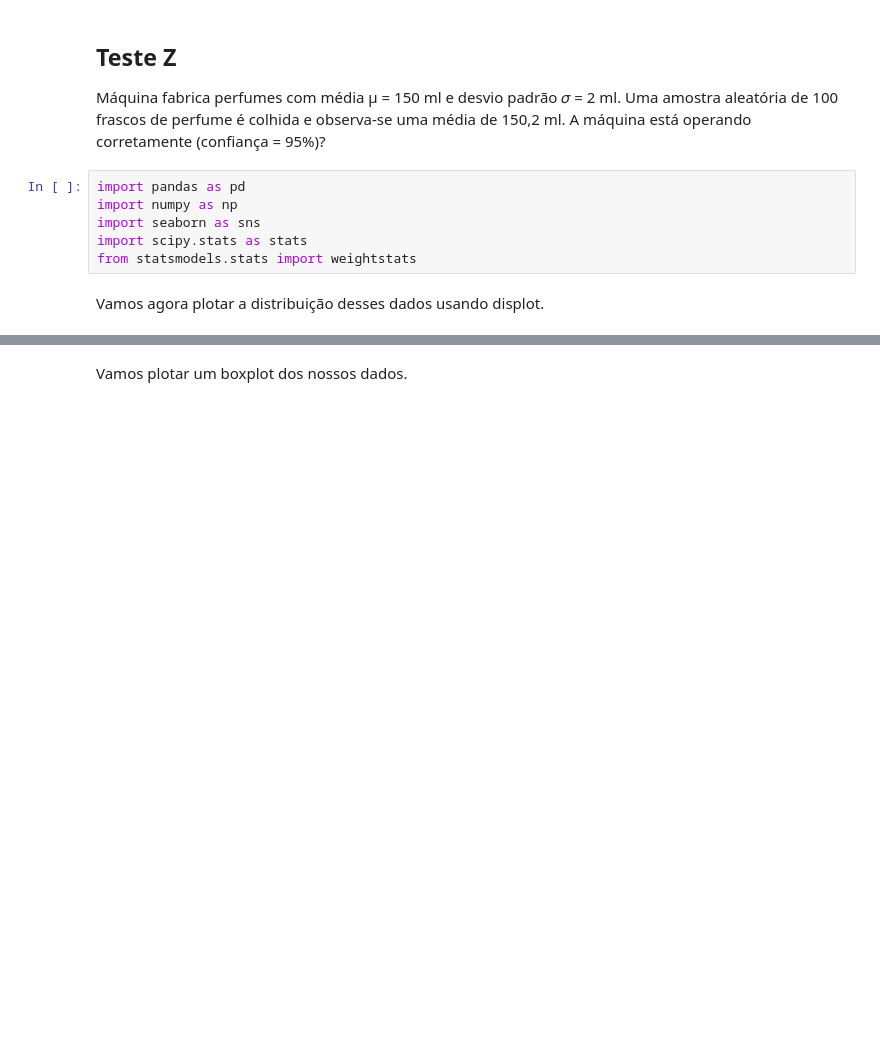
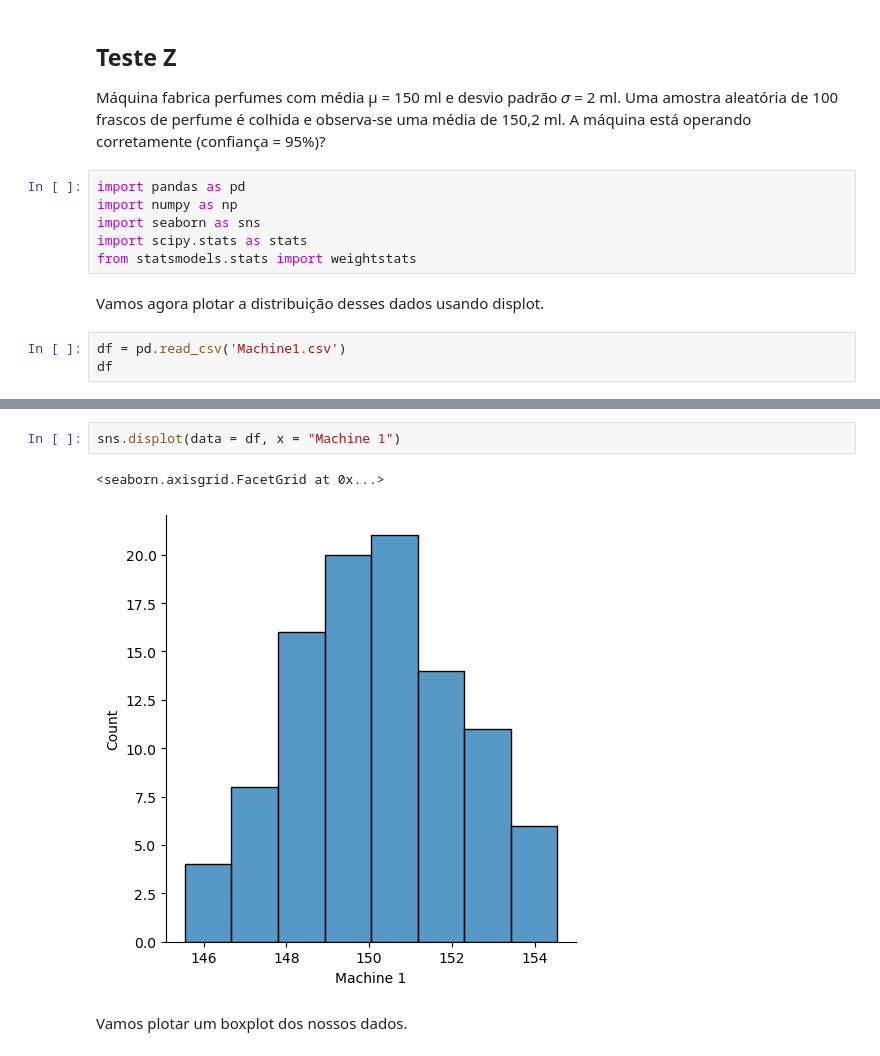
Before and after one commit to JoaoPedroGarciaTorezan/Met-Mat-An-lise-de-Dados, a Jupyter notebook: AnaliseCombinatoria/Teste_de_Hip/Aula15.ipynb, the cells around one changed output, grey strips where cells are left out. Saved outputs shown, nothing was run; the diff lists cells and outputs as text; blank space fills up the shorter version.

```diff
--- a/AnaliseCombinatoria/Teste_de_Hip/Aula15.ipynb
+++ b/AnaliseCombinatoria/Teste_de_Hip/Aula15.ipynb
@@ -9,3 +9,6 @@ import scipy.stats as stats
 from statsmodels.stats import weightstats
 # %% [markdown]
 Vamos agora plotar a distribuição desses dados usando displot.
+# %%
+df = pd.read_csv('Machine1.csv')
+df
@@ -12,2 +41,7 @@ Vamos agora plotar a distribuição desses dados usando displot.
+# %%
+sns.displot(data = df, x = "Machine 1")
+# %% [output]
+<seaborn.axisgrid.FacetGrid at 0x...>
+[figure, added]
 # %% [markdown]
 Vamos plotar um boxplot dos nossos dados.
```
Also changed, not shown: parts of 18 cells of this notebook, 2 other files.
